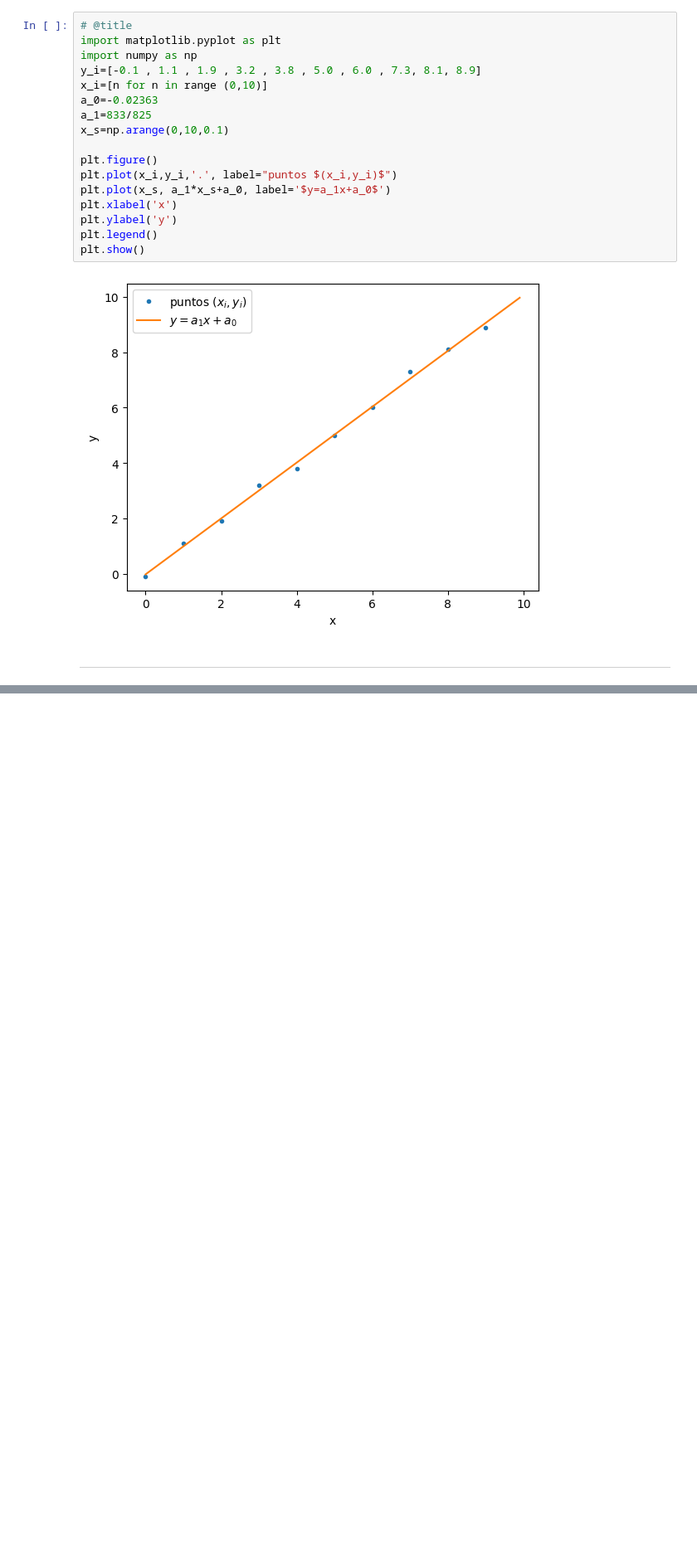
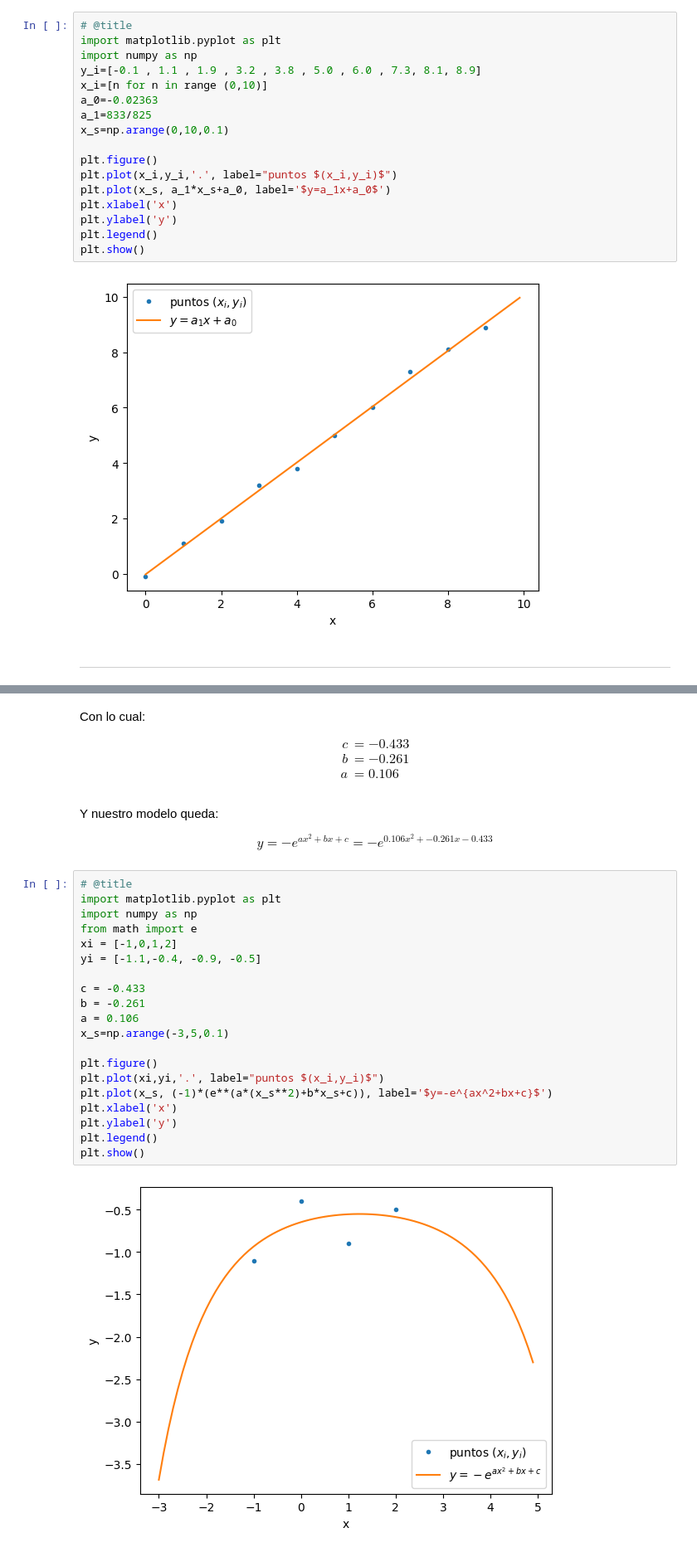
Before and after one commit to nicolaciar/numerico1-famaf, a Jupyter notebook: Practicos/Practico4_ANI.ipynb, the cells around one changed output, grey strips where cells are left out. Shown at 83% size. Saved outputs shown, nothing was run; the diff lists cells and outputs as text; blank space fills up the shorter version.

```diff
--- a/Practicos/Practico4_ANI.ipynb
+++ b/Practicos/Practico4_ANI.ipynb
@@ -115,0 +439,36 @@ plt.show()
+# %% [markdown]
+Con lo cual:
+
+\begin{align*}
+c &= -0.433\\
+b &= -0.261\\
+a &= 0.106
+\end{align*}
+# %% [markdown]
+Y nuestro modelo queda:
+
+$$
+y=-e^{ax^2+bx+c}=-e^{0.106x^2+-0.261x-0.433}
+$$
+# %%
+# @title
+import matplotlib.pyplot as plt
+import numpy as np
+from math import e
+xi = [-1,0,1,2]
+yi = [-1.1,-0.4, -0.9, -0.5]
+
+c = -0.433
+b = -0.261
+a = 0.106
+x_s=np.arange(-3,5,0.1)
+
+plt.figure()
+plt.plot(xi,yi,'.', label="puntos $(x_i,y_i)$")
+plt.plot(x_s, (-1)*(e**(a*(x_s**2)+b*x_s+c)), label='$y=-e^{ax^2+bx+c}$')
+plt.xlabel('x')
+plt.ylabel('y')
+plt.legend()
+plt.show()
+# %% [output]
+[figure, added]
```
Also changed, not shown: parts of 59 cells of this notebook.
